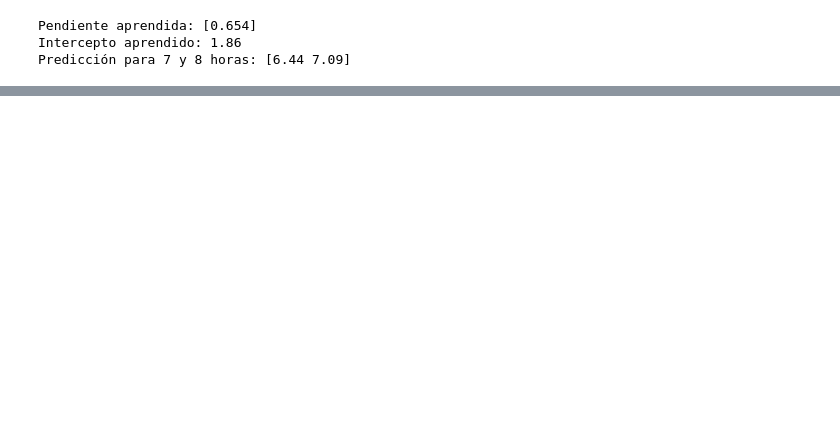
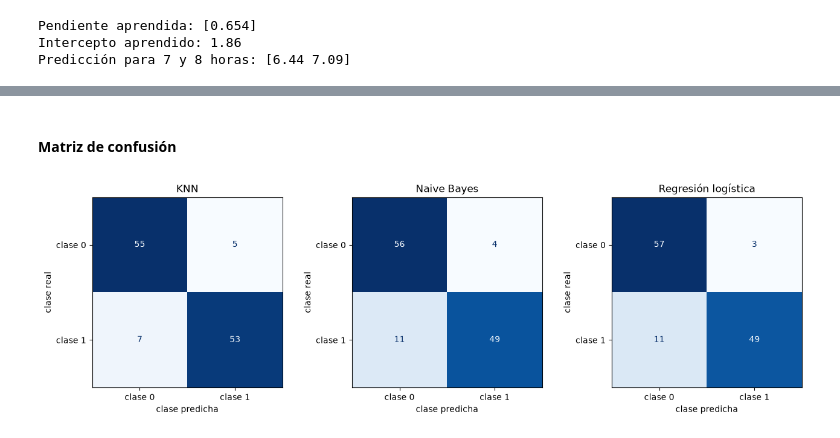
Before and after one commit to davidnfu0/tutoriales_estadistica_2026, a Jupyter notebook: tutoriales/tutorial_sklearn.ipynb, the cells around one changed output, grey strips where cells are left out. Saved outputs shown, nothing was run; the diff lists cells and outputs as text; code cells hidden in the pictures; blank space fills up the shorter version.

```diff
--- a/tutoriales/tutorial_sklearn.ipynb
+++ b/tutoriales/tutorial_sklearn.ipynb
@@ -155,15 +49,0 @@ Comparar el desempeño en *train* y en *test* nos dice si el modelo está sobrea
-# %%
-from sklearn.linear_model import LogisticRegression
-from sklearn.tree import DecisionTreeClassifier
-from sklearn.ensemble import RandomForestClassifier
-
-modelos = {
-    "KNN (k=5)":           KNeighborsClassifier(n_neighbors=5),
-    "Regresión logística": LogisticRegression(max_iter=10_000),
-    "Árbol de decisión":   DecisionTreeClassifier(random_state=42),
-    "Random forest":       RandomForestClassifier(n_estimators=200, random_state=42),
-}
-
-for nombre, m in modelos.items():
-    m.fit(X_train, y_train)
-    print(f"{nombre:20s} train: {m.score(X_train, y_train):.3f} | test: {m.score(X_test, y_test):.3f}")
@@ -520,0 +232,19 @@ Regresión lineal  R²: 0.485
+# %% [markdown]
+#### Matriz de confusión
+# %%
+from sklearn.metrics import ConfusionMatrixDisplay
+
+
+def graficar_matrices(modelos, X, y, etiquetas):
+    fig, axes = plt.subplots(1, len(modelos), figsize=(4.3 * len(modelos), 3.9), layout="constrained")
+    for ax, (nombre, modelo) in zip(np.atleast_1d(axes), modelos.items()):
+        ConfusionMatrixDisplay.from_estimator(modelo, X, y, display_labels=etiquetas,
+                                              cmap="Blues", colorbar=False, ax=ax)
+        ax.set_title(nombre)
+        ax.set_xlabel("clase predicha"); ax.set_ylabel("clase real")
+    plt.show()
+
+
+graficar_matrices(clasificadores, Xl_test, yl_test, etiquetas=["clase 0", "clase 1"])
+# %% [output]
+[figure, added]
```
Also changed, not shown: parts of 73 cells of this notebook.
